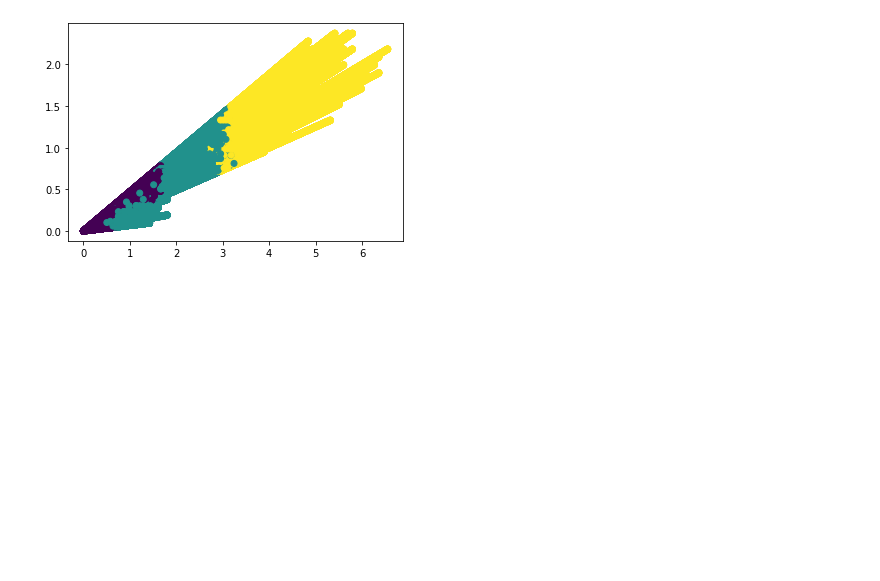
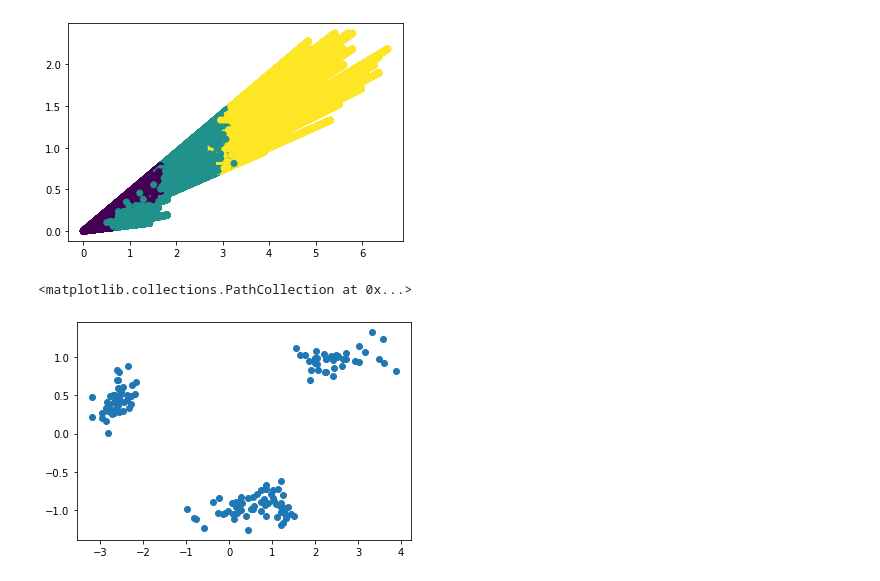
Before and after one commit to emcy90/jupyteredu, a Jupyter notebook: för_efternamn_inlämning2.ipynb, the cells around one changed output. Saved outputs shown, nothing was run; the diff lists cells and outputs as text; code cells hidden in the pictures; blank space fills up the shorter version.

```diff
--- a/för_efternamn_inlämning2.ipynb
+++ b/för_efternamn_inlämning2.ipynb
@@ -206,3 +214,17 @@ plt.scatter(x=special_iris_data["extra petal length"], y=special_iris_data["extr
 # %% [output]
 <matplotlib.collections.PathCollection at 0x...>
 [figure]
+# %%
+data_iris = pca_transformation(iris_data)
+
+def iris_data_kmeans(data):
+    kmeans = KMeans(n_clusters=3)
+    kmeans.fit(data)
+    data["class"] = kmeans.labels_
+
+iris_data_kmeans(special_iris)
+
+plt.scatter(x=data_iris["pc1"], y=data_iris["pc2"])
+# %% [output]
+<matplotlib.collections.PathCollection at 0x...>
+[figure, added]
```
Also changed, not shown: parts of 5 cells of this notebook, 1 other file.
